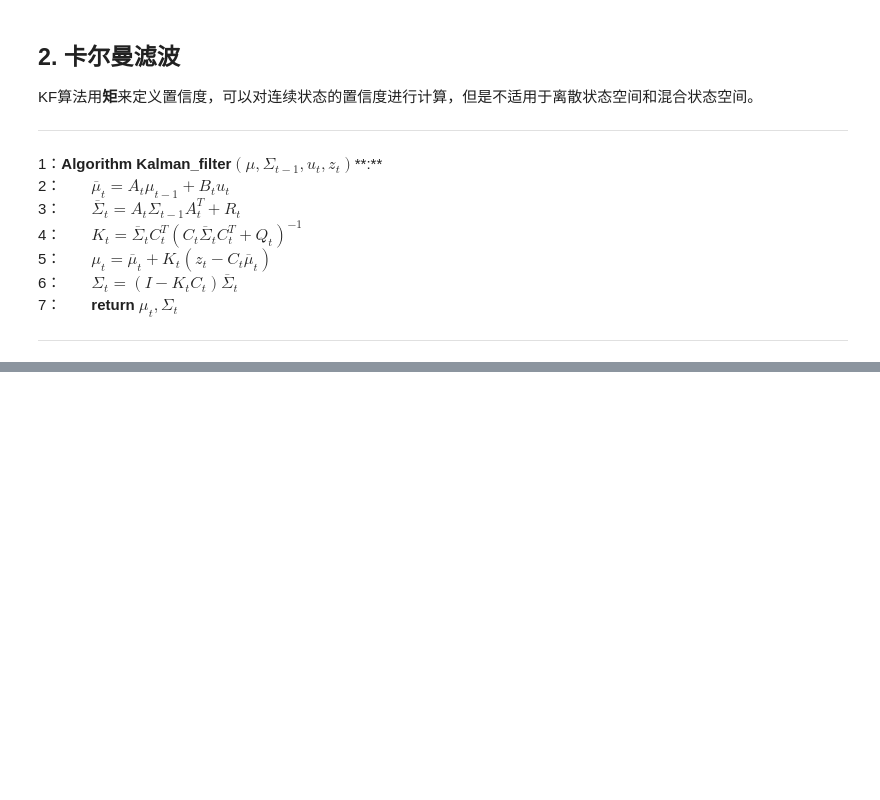
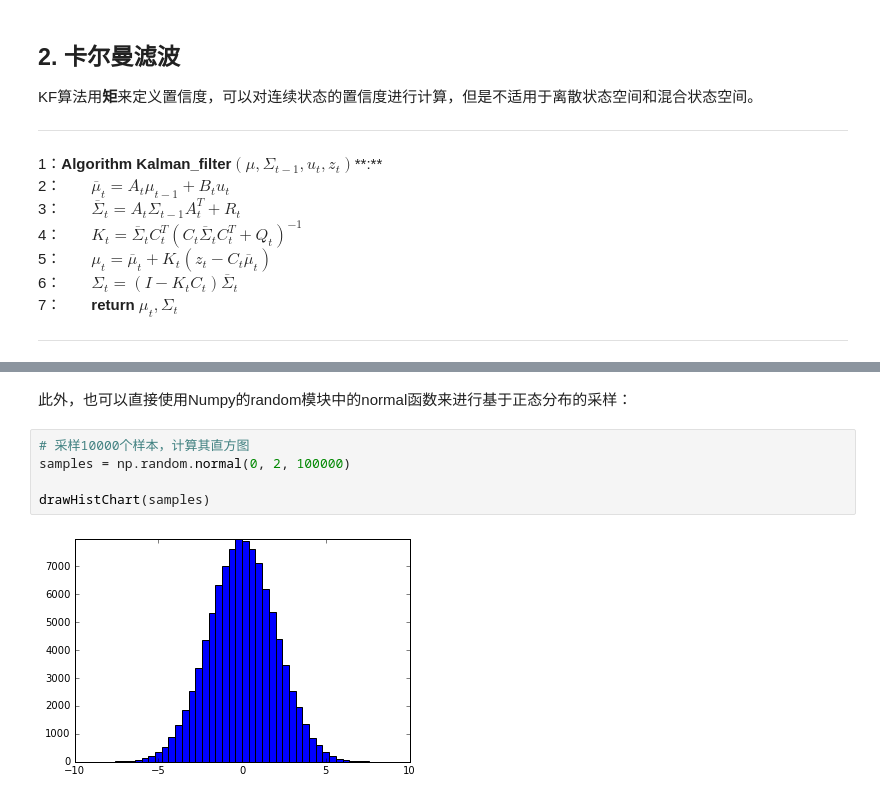
Before and after one commit to liuii/ProbRobotics, a Jupyter notebook: notebooks/01LinearGaussianFileters/KalmanFilter.ipynb, the cells around one changed output, grey strips where cells are left out. Saved outputs shown, nothing was run; the diff lists cells and outputs as text; blank space fills up the shorter version.

```diff
--- a/notebooks/01LinearGaussianFileters/KalmanFilter.ipynb
+++ b/notebooks/01LinearGaussianFileters/KalmanFilter.ipynb
@@ -87,0 +168,9 @@ z_t &= p_t + \delta_t \\
+# %% [markdown]
+此外，也可以直接使用Numpy的random模块中的normal函数来进行基于正态分布的采样：
+# %%
+# 采样10000个样本，计算其直方图
+samples = np.random.normal(0, 2, 100000)
+
+drawHistChart(samples)
+# %% [output]
+[figure, added]
```
Also changed, not shown: parts of 12 cells of this notebook.
